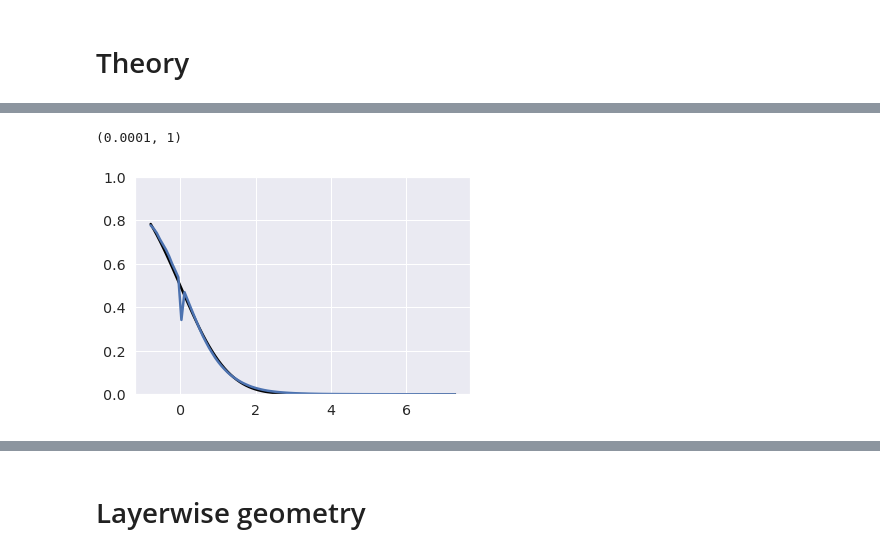
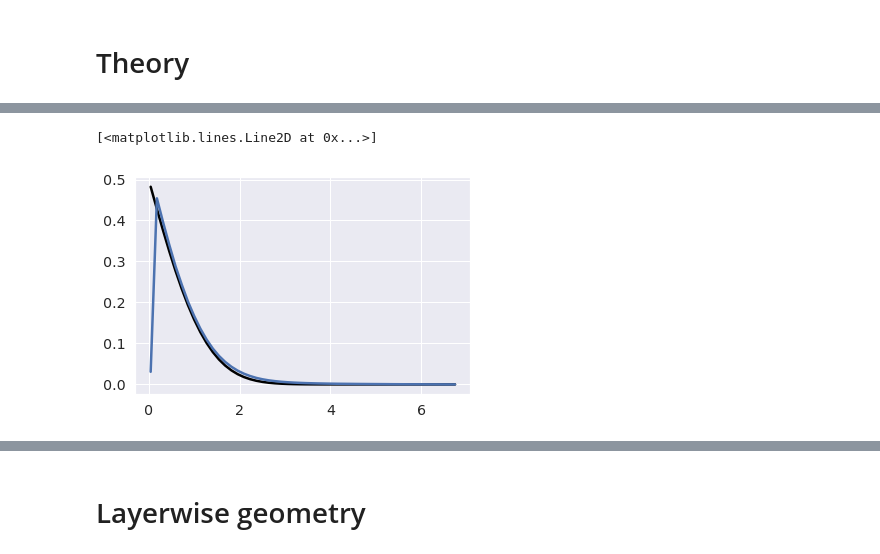
Before and after one commit to bsorsch/geometry-fewshot-learning, a Jupyter notebook: Embeddings.ipynb, the cells around one changed output, grey strips where cells are left out. Drawn from its saved outputs; the diff is of its cells as text; code cells hidden in the pictures.

```diff
--- a/Embeddings.ipynb
+++ b/Embeddings.ipynb
@@ -506,3 +520,7 @@ Rs = np.load(os.path.join(model_dir,'Rs.npy'))
+# %%
+sna = np.load(os.path.join(model_dir,'signal_noise_a.npy'))
+snb = np.load(os.path.join(model_dir,'signal_noise_b.npy'))
+nn = np.load(os.path.join(model_dir,'noise_noise.npy'))
 # %%
 from scipy.spatial.distance import pdist, squareform
 dists = squareform(pdist(centers))
@@ -536,4 +555,14 @@ noise = np.sqrt(1/Dsvds/m + 1/Dsvds/m/2 + ((Rs**2).sum(-1)/(Rs**2).sum(-1)[:,Non
 SNR = 1/2*signal / noise
+# %%
+m = 5
+K = centers.shape[0]
+bias = (Rs**2).sum(-1) / (Rs**2).sum(-1)[:,None] - 1
+signal = dist_norm**2 + bias/m
+noise = sna + snb/m + nn/m
+noise += 1/Dsvds/m
+noise += 1/Dsvds/m**2/2 + ((Rs**2).sum(-1)/(Rs**2).sum(-1)[:,None])/Dsvds[:,None]/m**2/2
+noise = np.sqrt(noise)
+SNR = 1/2*signal / noise
 # %%
 from scipy.special import erfc
 
@@ -541,0 +596,2 @@ def H(x):
+# %%
+sns.set_style('whitegrid')
@@ -542,13 +647,13 @@ def H(x):
 # %%
 from scipy.stats import binned_statistic
 # %%
-vals, bins, binnum = binned_statistic(np.nan_to_num(SNR.ravel()), errs.ravel(), bins=100)
+vals, bins, binnum = binned_statistic(np.nan_to_num(SNR.ravel()), errs_5shot.ravel(), bins=50)
 # %%
 plt.plot(bins[1:], H(bins[1:]), c='black')
 plt.plot(bins[1:],vals)
 # plt.yscale('log')
 # plt.xscale('log')
-plt.ylim(1e-4,1)
+# plt.ylim(1e-4,1)
 # %% [output]
-(0.0001, 1)
+[<matplotlib.lines.Line2D at 0x...>]
-[figure, old version]
+[figure, new version]
```
Also changed, not shown: parts of 32 cells of this notebook, 4 other files.
